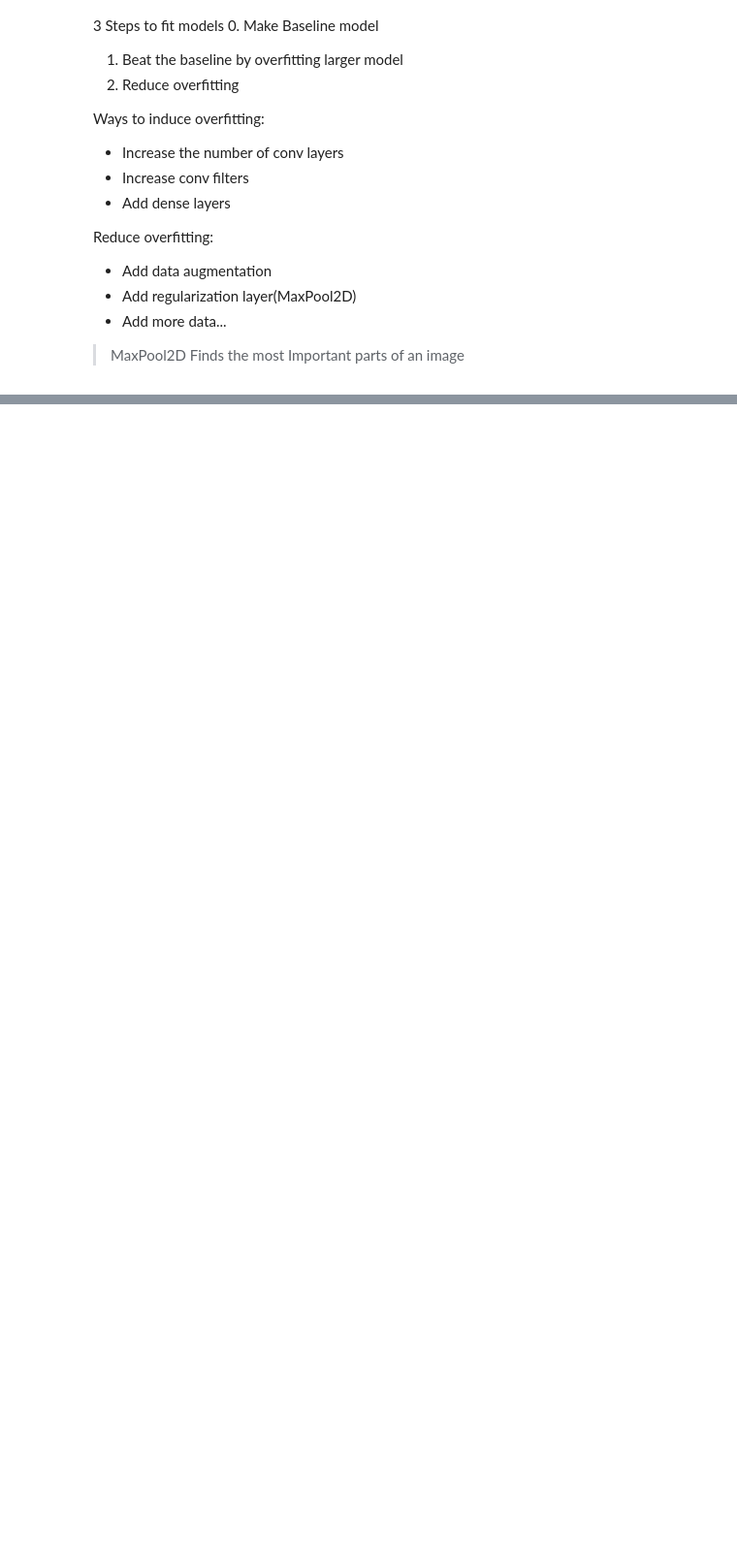
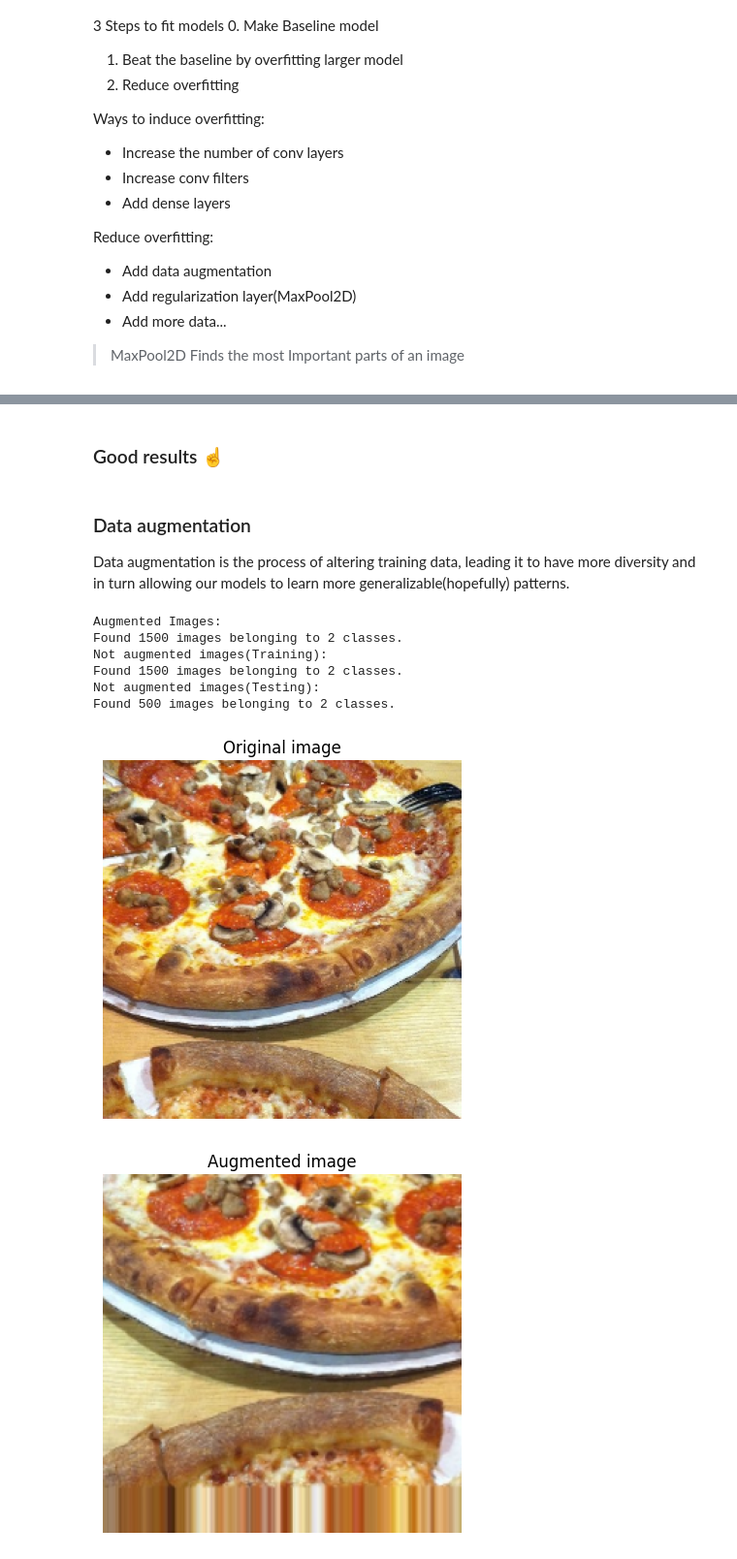
Before and after one commit to AdamayB/Tensorflow_Zero_to_Mastery, a Jupyter notebook: 03_Intro_to_Computer_Vision_With_Tensorflow.ipynb, the cells around one changed output, grey strips where cells are left out. Shown at 97% size. Saved outputs shown, nothing was run; the diff lists cells and outputs as text; code cells hidden in the pictures; blank space fills up the shorter version.

```diff
--- a/03_Intro_to_Computer_Vision_With_Tensorflow.ipynb
+++ b/03_Intro_to_Computer_Vision_With_Tensorflow.ipynb
@@ -563,0 +564,59 @@ plot_loss_curves(history_5)
+# %% [markdown]
+### Good results ☝
+# %% [markdown]
+### Data augmentation
+
+Data augmentation is the process of altering training data, leading it to have more diversity and in turn allowing our models to learn more generalizable(hopefully) patterns.
+# %%
+# With Augmentation
+train_datagen_augmented = ImageDataGenerator(rescale=1/255.,
+                                             rotation_range=0.2,
+                                             shear_range=0.2,
+                                             zoom_range=0.2,
+                                             width_shift_range=0.2,
+                                             height_shift_range=0.3,
+                                             horizontal_flip = True)
+# No augmnetation
+train_datagen=ImageDataGenerator(rescale=1/255.)
+
+test_datagen=ImageDataGenerator(rescale=1/255.)
+# %%
+print("Augmented Images:")
+train_data_augmented=train_datagen_augmented.flow_from_directory(train_dir,
+                                                                 target_size=(255,255),
+                                                                 batch_size=32,
+                                                                 class_mode='binary',
+                                                                 shuffle=False)
+print('Not augmented images(Training):')
+train_data=train_datagen.flow_from_directory(train_dir,
+                                             target_size=(255,255),
+                                             batch_size=32,
+                                             class_mode='binary',
+                                             shuffle=False)
+print('Not augmented images(Testing):')
+test_data=test_datagen.flow_from_directory(test_dir,
+                                             target_size=(255,255),
+                                             batch_size=32,
+                                             class_mode='binary')
+# %% [output]
+Augmented Images:
+Found 1500 images belonging to 2 classes.
+Not augmented images(Training):
+Found 1500 images belonging to 2 classes.
+Not augmented images(Testing):
+Found 500 images belonging to 2 classes.
+# %%
+images,labels=train_data.next()
+augmented_images,augmented_labels=train_data_augmented.next()
+# %%
+random_number = random.randint(0, 31) # we're making batches of size 32, so we'll get a random instance
+plt.imshow(images[random_number])
+plt.title(f"Original image")
+plt.axis(False)
+plt.figure()
+plt.imshow(augmented_images[random_number])
+plt.title(f"Augmented image")
+plt.axis(False);
+# %% [output]
+[figure, added]
+[figure, added]
```
Also changed, not shown: parts of 18 cells of this notebook.
